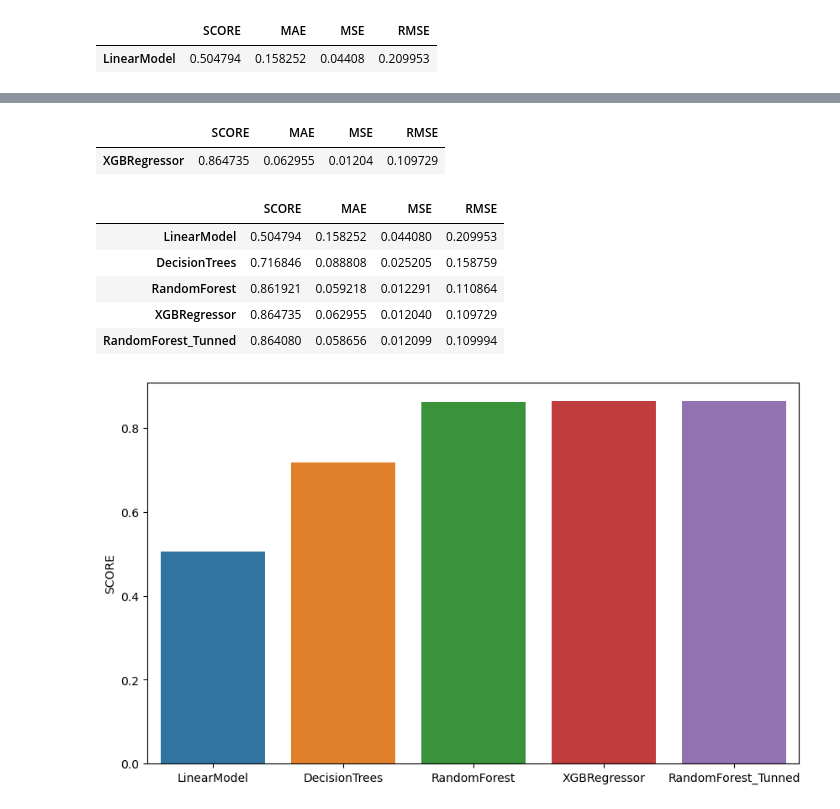
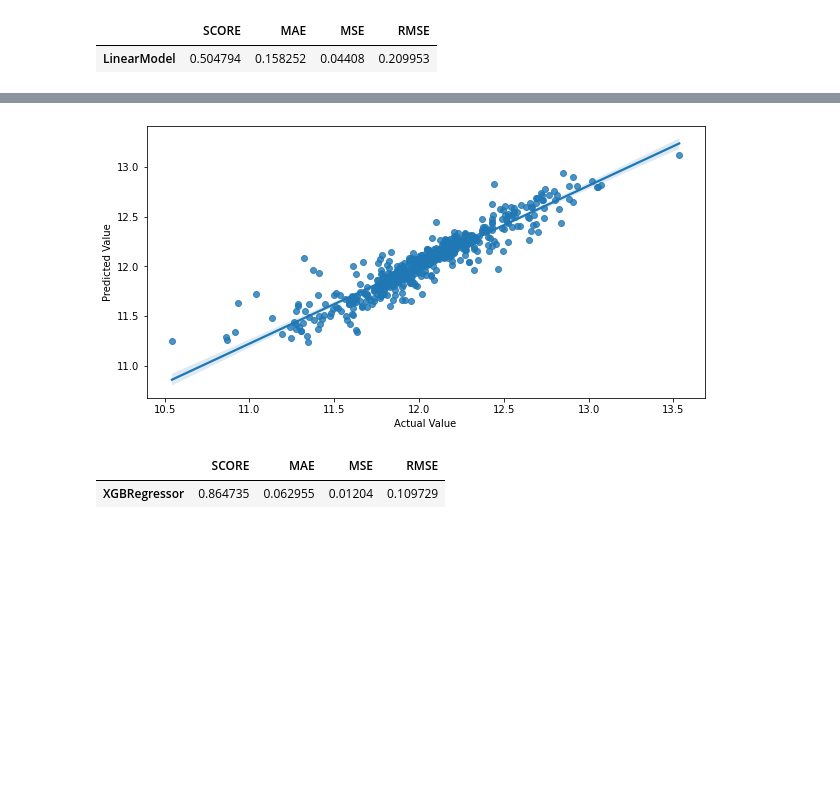
Before and after one commit to isoori/AdvancedHousePrice, a Jupyter notebook: AdvanceHousePrice.ipynb, the cells around one changed output, grey strips where cells are left out. Drawn from its saved outputs; the diff is of its cells as text; code cells hidden in the pictures; blank space fills up the shorter version.

```diff
--- a/AdvanceHousePrice.ipynb
+++ b/AdvanceHousePrice.ipynb
@@ -170,3 +186,11 @@ m3
+# %%
+plt.figure(figsize=(10,5))
+plt.xlabel('Actual Value')
+plt.ylabel('Predicted Value')
+sns.regplot(y_test.values,predictionf)
+plt.show()
+# %% [output]
+[figure, added]
 # %%
 xgb = XGBRegressor()
 xgb.fit(X_train,y_train)
@@ -180,22 +204,6 @@ m4
 # %% [output]
 |  | SCORE | MAE | MSE | RMSE |
 | XGBRegressor | 0.864735 | 0.062955 | 0.01204 | 0.109729 |
-# %%
-result = pd.concat([m1,m2,m3,m4,m5],axis=0)
-result
-# %% [output]
-|  | SCORE | MAE | MSE | RMSE |
-| LinearModel | 0.504794 | 0.158252 | 0.044080 | 0.209953 |
-| DecisionTrees | 0.716846 | 0.088808 | 0.025205 | 0.158759 |
-| RandomForest | 0.861921 | 0.059218 | 0.012291 | 0.110864 |
-| XGBRegressor | 0.864735 | 0.062955 | 0.012040 | 0.109729 |
-| RandomForest_Tunned | 0.864080 | 0.058656 | 0.012099 | 0.109994 |
-# %%
-plt.figure(figsize=(10,6),dpi=100)
-sns.barplot(data=result,x=result.index,y='SCORE')
-plt.show()
-# %% [output]
-[figure, removed]
 # %%
 plt.figure(figsize=(10,5))
 plt.xlabel('Actual Value')
```
Also changed, not shown: parts of 10 cells of this notebook.
